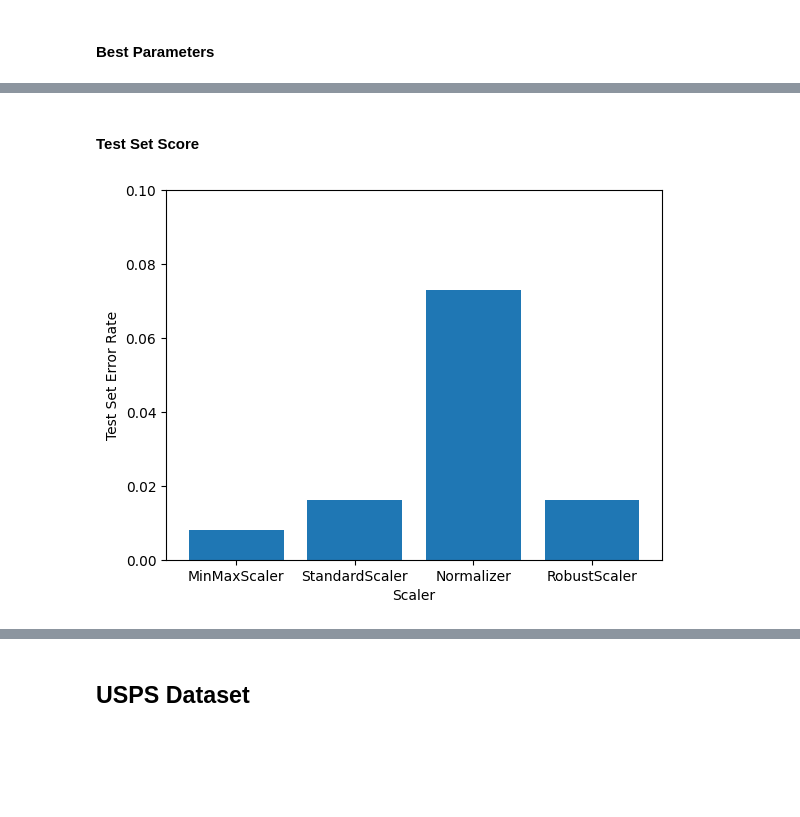
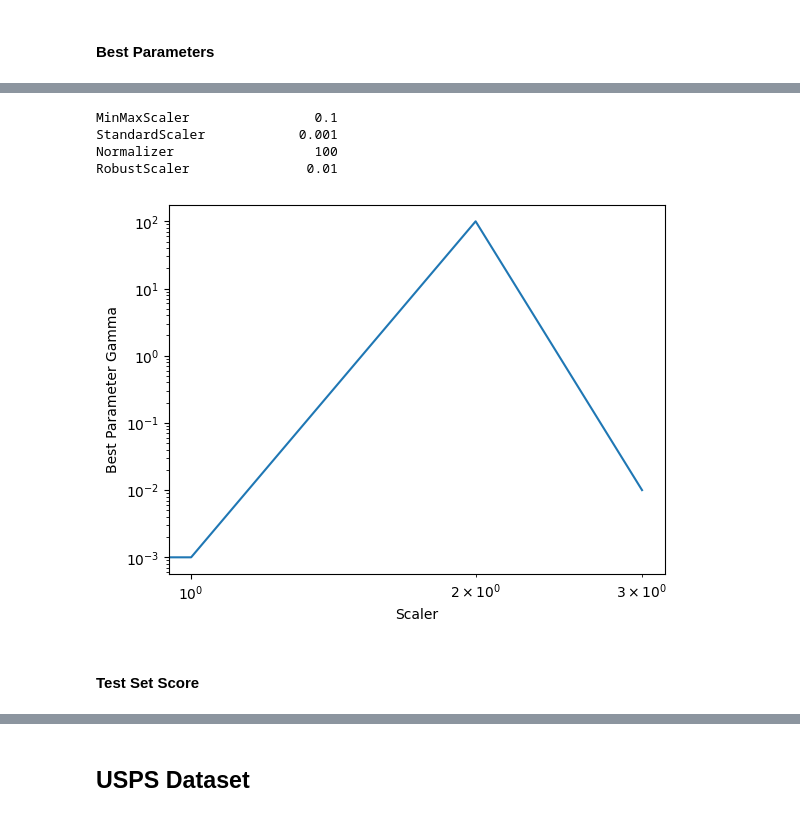
Before and after one commit to mbeps/Machine-Learning-Assignment-3, a Jupyter notebook: Assignment_3.ipynb, the cells around one changed output, grey strips where cells are left out. Saved outputs shown, nothing was run; the diff lists cells and outputs as text; code cells hidden in the pictures; blank space fills up the shorter version.

```diff
--- a/Assignment_3.ipynb
+++ b/Assignment_3.ipynb
@@ -355,11 +404,10 @@ plt.show()
+# %%
+wine_graph.best_parameter_gamma()
+# %% [output]
+MinMaxScaler                0.1
+StandardScaler            0.001
+Normalizer                  100
+RobustScaler               0.01
+[figure, added]
 # %% [markdown]
 #### Test Set Score
-# %%
-error_rates: dict[str, float] = {key: pipe.error_rate for key, pipe in wine_super_pipes.items()}
-plt.bar(error_rates.keys(), error_rates.values())
-plt.ylabel("Test Set Error Rate")
-plt.xlabel("Scaler")
-plt.ylim(0, 0.1)
-plt.show()
-# %% [output]
-[figure, removed]
```
Also changed, not shown: parts of 33 cells of this notebook.
